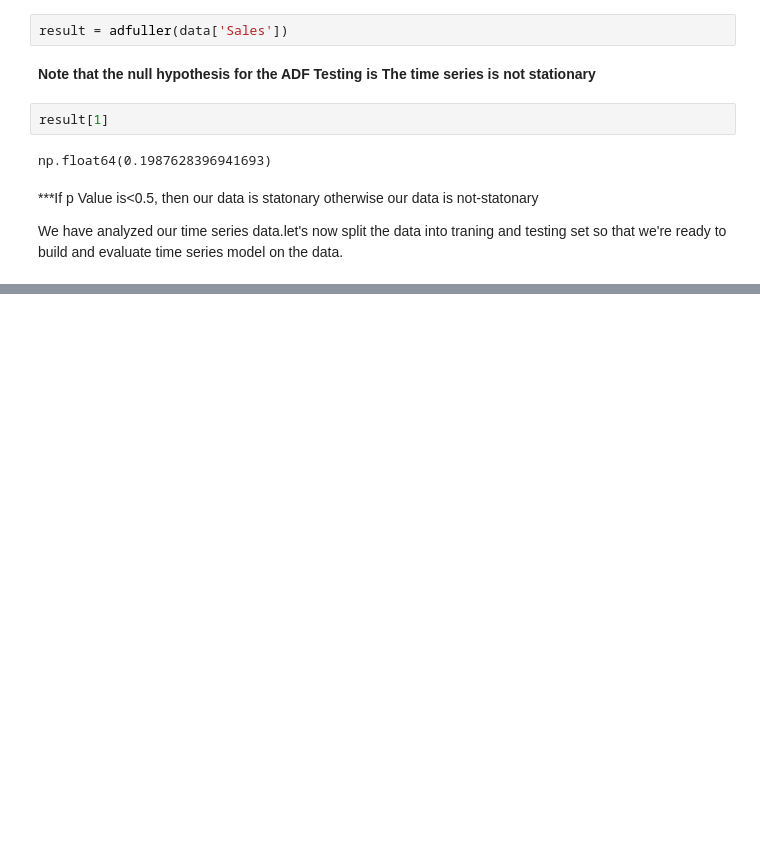
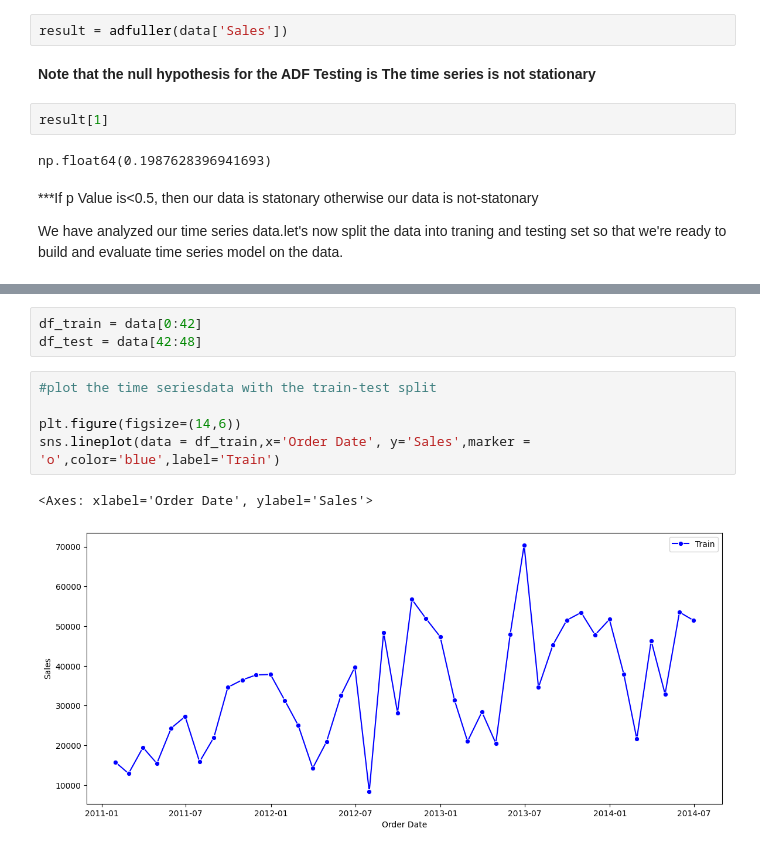
Before and after one commit to sk-shahsi/ML_Model, a Jupyter notebook: Time_series.ipynb, the cells around one changed output, grey strips where cells are left out. Drawn from its saved outputs; the diff is of its cells as text; blank space fills up the shorter version.

```diff
--- a/Time_series.ipynb
+++ b/Time_series.ipynb
@@ -247,0 +258,11 @@ We have analyzed our time series data.let's now split the data into traning and
+# %%
+df_train = data[0:42]
+df_test = data[42:48]
+# %%
+#plot the time seriesdata with the train-test split
+
+plt.figure(figsize=(14,6))
+sns.lineplot(data = df_train,x='Order Date', y='Sales',marker = 'o',color='blue',label='Train')
+# %% [output]
+<Axes: xlabel='Order Date', ylabel='Sales'>
+[figure, added]
```
Also changed, not shown: parts of 1 cell of this notebook.
